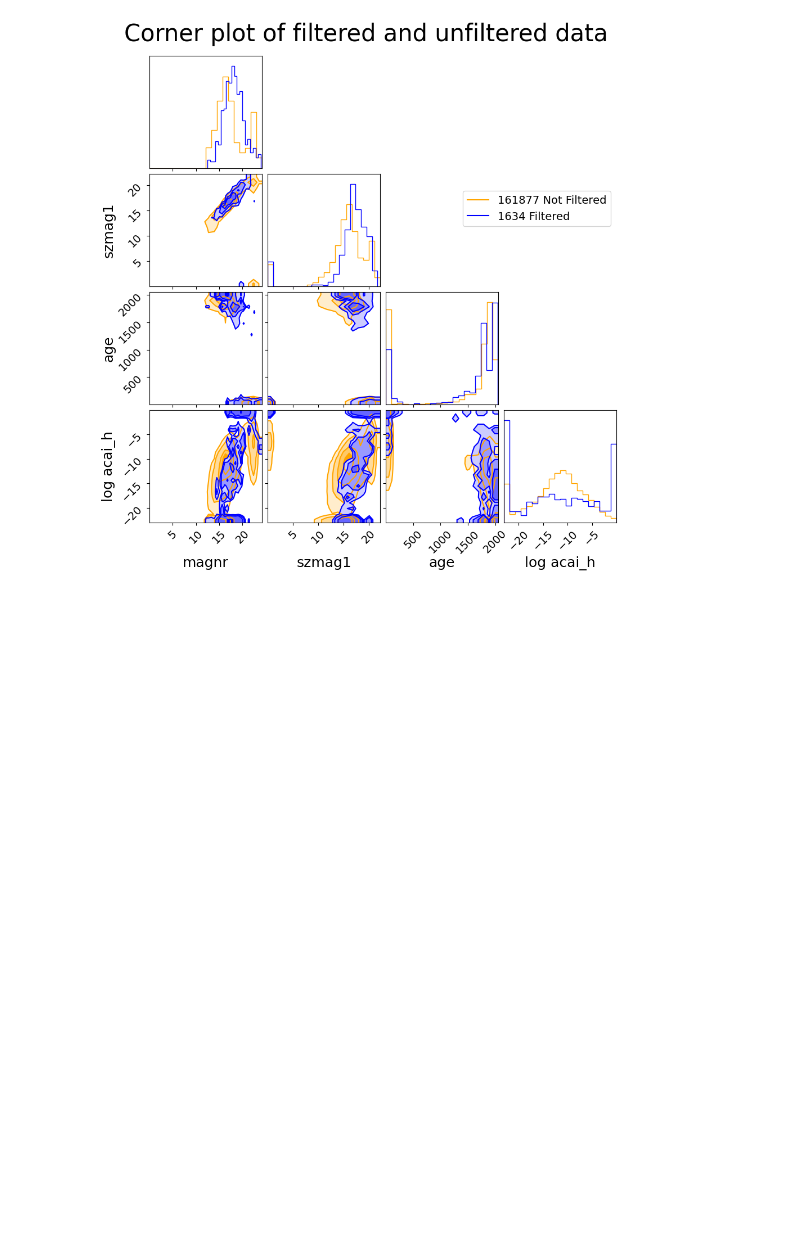
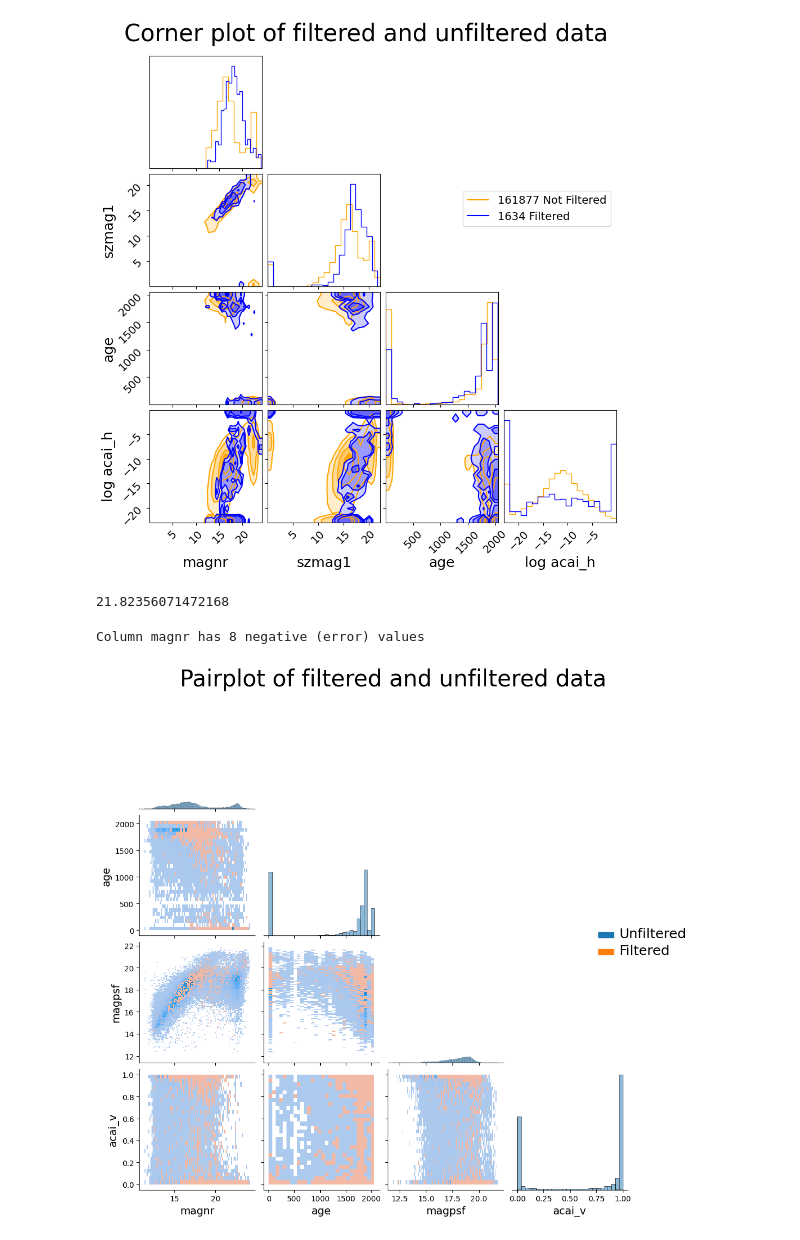
Before and after one commit to Theodlz/frigate, a Jupyter notebook: visualizations/intro_to_frigate.ipynb, the cells around one changed output. Saved outputs shown, nothing was run; the diff lists cells and outputs as text; code cells hidden in the pictures; blank space fills up the shorter version.

```diff
--- a/visualizations/intro_to_frigate.ipynb
+++ b/visualizations/intro_to_frigate.ipynb
@@ -125,5 +171,12 @@ Column 'szmag1' has 8428 negative values
+# %%
+max(testnight['magpsf'])
+# %% [output]
+21.82356071472168
 # %%
-features = ['magnr', 'magpsf', 'age', 'acai_v', 'filtered_bool']
+features = ['magnr', 'age', 'magpsf', 'acai_v', 'filtered_bool']
 
 plotter = PairPlotter(testnight)
-plotter.pairplot(testnight, features)
+plotter.pairplot(features)
+# %% [output]
+Column magnr has 8 negative (error) values
+[figure, added]
```
Also changed, not shown: parts of 8 cells of this notebook, 7 other files.
